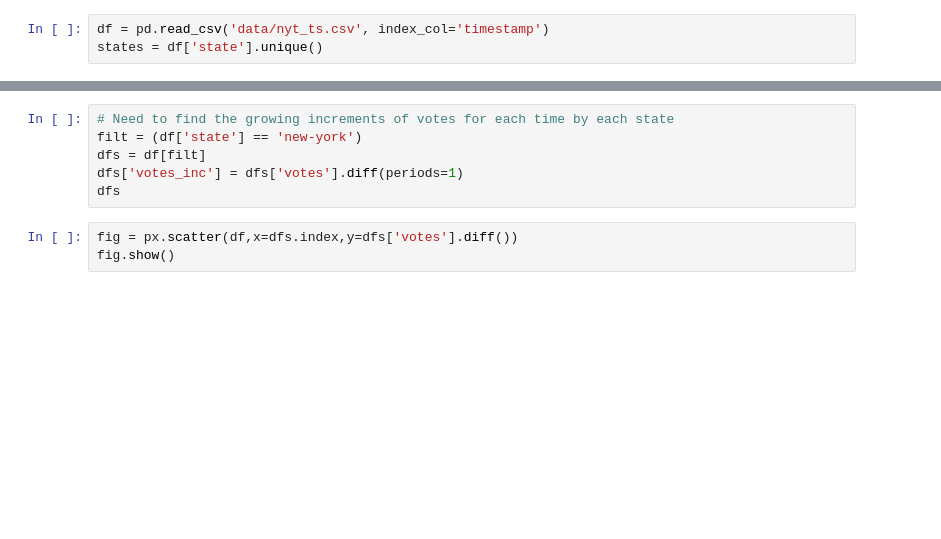
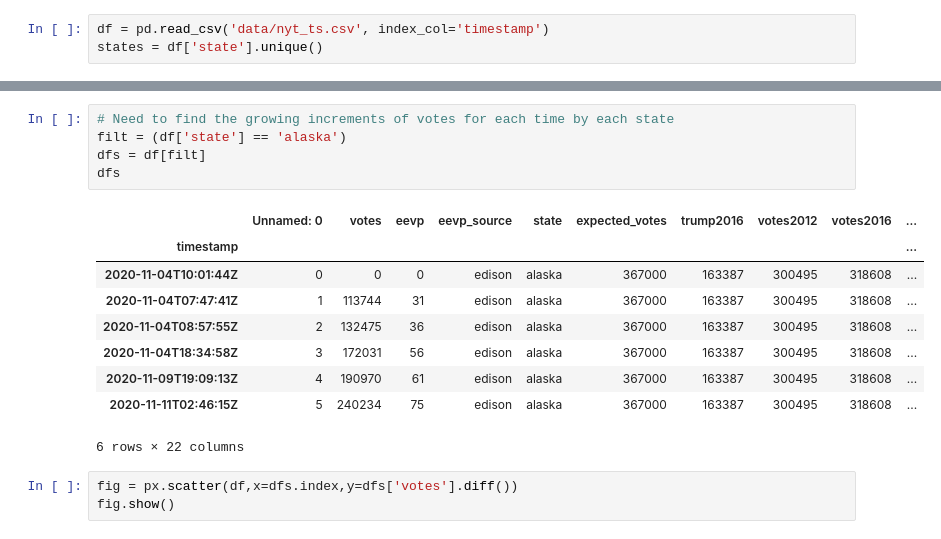
Before and after one commit to brianoflondon/election2020, a Jupyter notebook: nytanalysis.ipynb, the cells around one changed output, grey strips where cells are left out. Drawn from its saved outputs; the diff is of its cells as text; blank space fills up the shorter version.

```diff
--- a/nytanalysis.ipynb
+++ b/nytanalysis.ipynb
@@ -36,9 +52,18 @@ df.groupby('state').last()
 # %%
 # Need to find the growing increments of votes for each time by each state
-filt = (df['state'] == 'new-york')
+filt = (df['state'] == 'alaska')
 dfs = df[filt]
-dfs['votes_inc'] = dfs['votes'].diff(periods=1)
 dfs
+# %% [output]
+|  | Unnamed: 0 | votes | eevp | eevp_source | state | expected_votes | trump2016 | votes2012 | votes2016 | ... |
+| timestamp |  |  |  |  |  |  |  |  |  | ... |
+| 2020-11-04T10:01:44Z | 0 | 0 | 0 | edison | alaska | 367000 | 163387 | 300495 | 318608 | ... |
+| 2020-11-04T07:47:41Z | 1 | 113744 | 31 | edison | alaska | 367000 | 163387 | 300495 | 318608 | ... |
+| 2020-11-04T08:57:55Z | 2 | 132475 | 36 | edison | alaska | 367000 | 163387 | 300495 | 318608 | ... |
+| 2020-11-04T18:34:58Z | 3 | 172031 | 56 | edison | alaska | 367000 | 163387 | 300495 | 318608 | ... |
+| 2020-11-09T19:09:13Z | 4 | 190970 | 61 | edison | alaska | 367000 | 163387 | 300495 | 318608 | ... |
+| 2020-11-11T02:46:15Z | 5 | 240234 | 75 | edison | alaska | 367000 | 163387 | 300495 | 318608 | ... |
+6 rows × 22 columns
 # %%
 fig = px.scatter(df,x=dfs.index,y=dfs['votes'].diff())
 fig.show()
```
Also changed, not shown: parts of 4 cells of this notebook, 52 other files.
